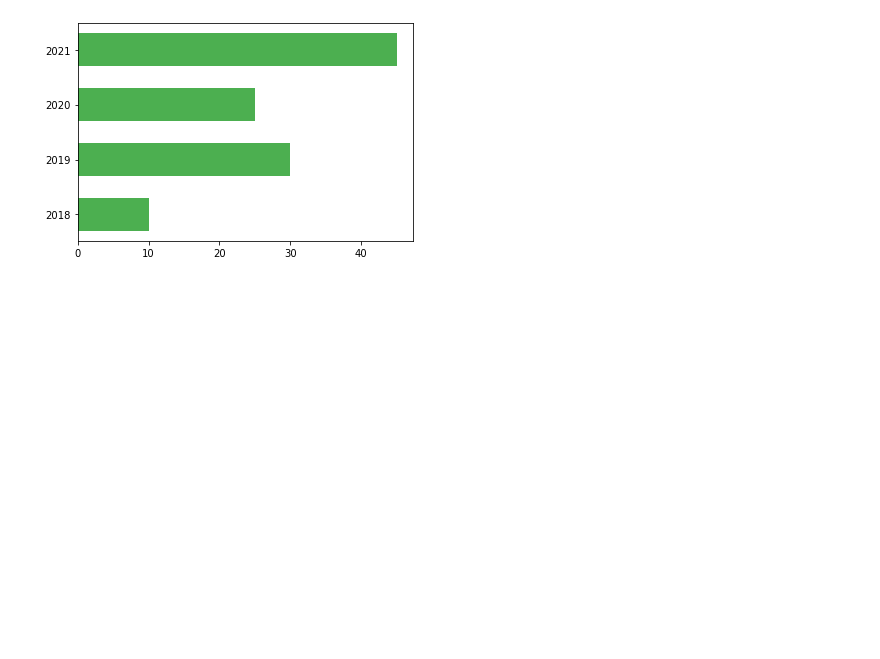
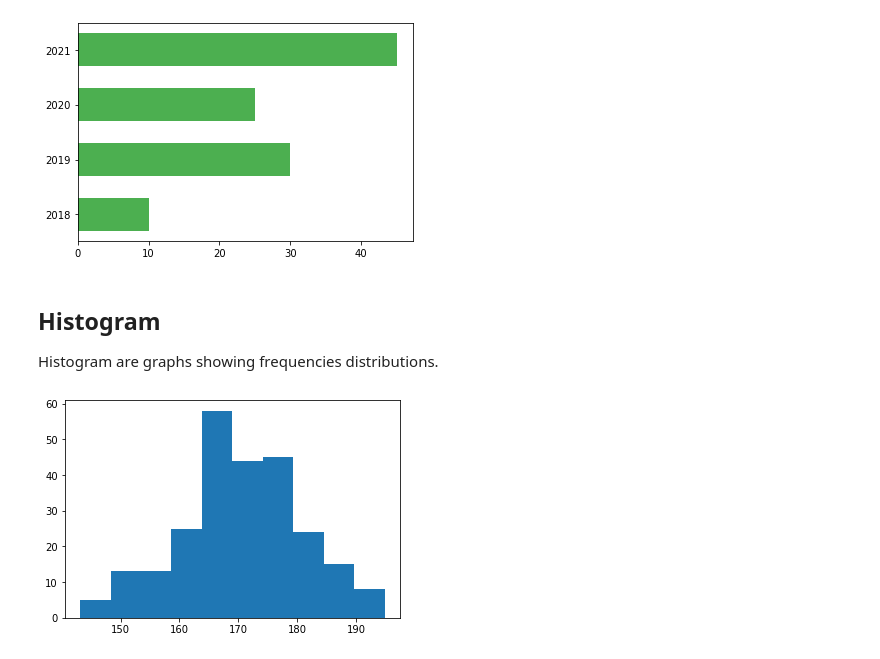
Before and after one commit to saurabhmehta1601/ML-stuff, a Jupyter notebook: L04-matplotlib/matplotlib.ipynb, the cells around one changed output. Cells and saved outputs as stored; diff of their text form; code cells hidden in the pictures; blank space fills up the shorter version.

```diff
--- a/L04-matplotlib/matplotlib.ipynb
+++ b/L04-matplotlib/matplotlib.ipynb
@@ -175,3 +175,12 @@ plt.barh(x,y, color="#4CAF50",  height=0.6)
 plt.show()
 # %% [output]
 [figure]
+# %% [markdown]
+## Histogram
+Histogram are graphs showing frequencies distributions.
+# %%
+x = np.random.normal(170,10,250) # normalized data
+plt.hist(x)
+plt.show()
+# %% [output]
+[figure, added]
```
Also changed, not shown: parts of 2 cells of this notebook.
